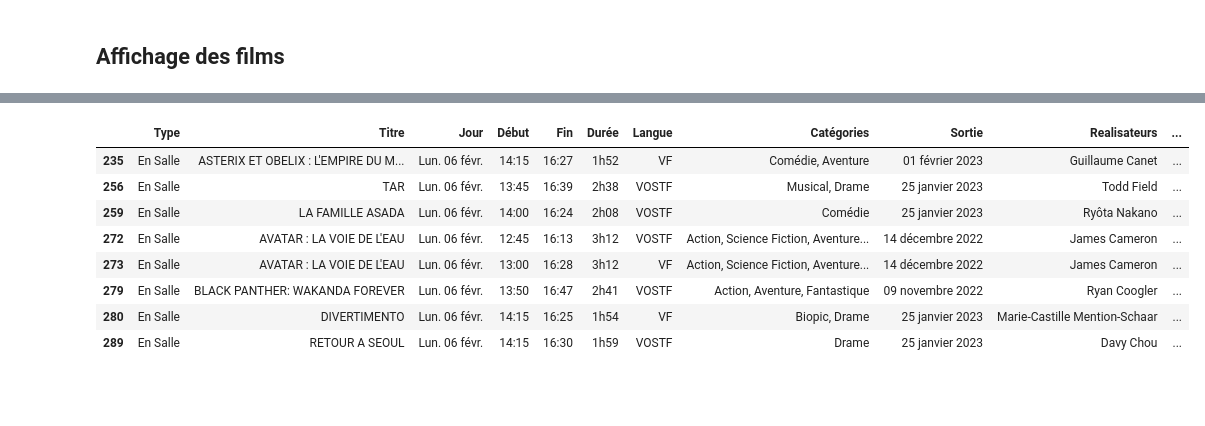
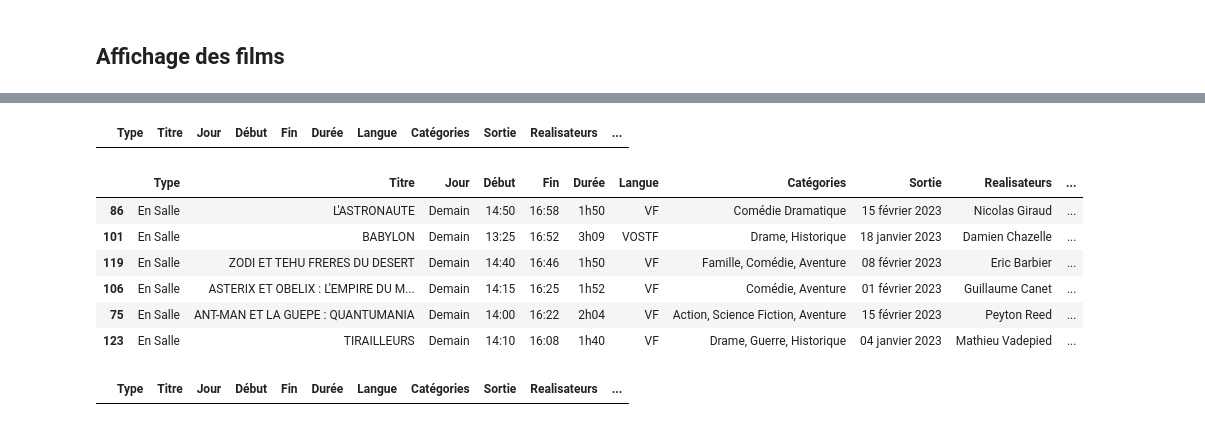
Before and after one commit to tatouti/Scholar-Project, a Jupyter notebook: PersonnalProject/FilmsUGC.ipynb, the cells around one changed output, grey strips where cells are left out. Cells and saved outputs as stored; diff of their text form; code cells hidden in the pictures; blank space fills up the shorter version.

```diff
--- a/PersonnalProject/FilmsUGC.ipynb
+++ b/PersonnalProject/FilmsUGC.ipynb
@@ -263,7 +285,7 @@ for countJours in range(1,avanceJours):
     soup = BeautifulSoup(page_source, 'lxml')
 
     current = soup.find_all('div',class_="slick-slide slick-current slick-active")
-    current = current[3]
+    current = current[len(current)-1]
     for d in current:
         Jour = d.find('span',class_="text-uppercase").text.strip()
 
@@ -380,12 +404,18 @@ films[(films['Jour']=='Demain')&(films['Début']=='15:30')]
+# %%
+films[(films['Jour']=='Demain')&(films['Début']<='10:00')].sort_values(by='Fin',ascending=False)
+# %% [output]
+|  | Type | Titre | Jour | Début | Fin | Durée | Langue | Catégories | Sortie | Realisateurs | ... |
 # %%
-films[(films['Jour']=='Lun. 06 févr.')&(films['Fin']<='17:00')&(films['Fin']>='16:00')]
+films[(films['Jour']=='Demain')&(films['Fin']<='17:00')&(films['Fin']>='16:00')].sort_values(by='Fin',ascending=False)
 # %% [output]
 |  | Type | Titre | Jour | Début | Fin | Durée | Langue | Catégories | Sortie | Realisateurs | ... |
-| 235 | En Salle | ASTERIX ET OBELIX : L'EMPIRE DU M... | Lun. 06 févr. | 14:15 | 16:27 | 1h52 | VF | Comédie, Aventure | 01 février 2023 | Guillaume Canet | ... |
-| 256 | En Salle | TAR | Lun. 06 févr. | 13:45 | 16:39 | 2h38 | VOSTF | Musical, Drame | 25 janvier 2023 | Todd Field | ... |
-| 259 | En Salle | LA FAMILLE ASADA | Lun. 06 févr. | 14:00 | 16:24 | 2h08 | VOSTF | Comédie | 25 janvier 2023 | Ryôta Nakano | ... |
-| 272 | En Salle | AVATAR : LA VOIE DE L'EAU | Lun. 06 févr. | 12:45 | 16:13 | 3h12 | VOSTF | Action, Science Fiction, Aventure... | 14 décembre 2022 | James Cameron | ... |
-| 273 | En Salle | AVATAR : LA VOIE DE L'EAU | Lun. 06 févr. | 13:00 | 16:28 | 3h12 | VF | Action, Science Fiction, Aventure... | 14 décembre 2022 | James Cameron | ... |
-| 279 | En Salle | BLACK PANTHER: WAKANDA FOREVER | Lun. 06 févr. | 13:50 | 16:47 | 2h41 | VOSTF | Action, Aventure, Fantastique | 09 novembre 2022 | Ryan Coogler | ... |
-| 280 | En Salle | DIVERTIMENTO | Lun. 06 févr. | 14:15 | 16:25 | 1h54 | VF | Biopic, Drame | 25 janvier 2023 | Marie-Castille Mention-Schaar | ... |
-| 289 | En Salle | RETOUR A SEOUL | Lun. 06 févr. | 14:15 | 16:30 | 1h59 | VOSTF | Drame | 25 janvier 2023 | Davy Chou | ... |
+| 86 | En Salle | L'ASTRONAUTE | Demain | 14:50 | 16:58 | 1h50 | VF | Comédie Dramatique | 15 février 2023 | Nicolas Giraud | ... |
+| 101 | En Salle | BABYLON | Demain | 13:25 | 16:52 | 3h09 | VOSTF | Drame, Historique | 18 janvier 2023 | Damien Chazelle | ... |
+| 119 | En Salle | ZODI ET TEHU FRERES DU DESERT | Demain | 14:40 | 16:46 | 1h50 | VF | Famille, Comédie, Aventure | 08 février 2023 | Eric Barbier | ... |
+| 106 | En Salle | ASTERIX ET OBELIX : L'EMPIRE DU M... | Demain | 14:15 | 16:25 | 1h52 | VF | Comédie, Aventure | 01 février 2023 | Guillaume Canet | ... |
+| 75 | En Salle | ANT-MAN ET LA GUEPE : QUANTUMANIA | Demain | 14:00 | 16:22 | 2h04 | VF | Action, Science Fiction, Aventure | 15 février 2023 | Peyton Reed | ... |
+| 123 | En Salle | TIRAILLEURS | Demain | 14:10 | 16:08 | 1h40 | VF | Drame, Guerre, Historique | 04 janvier 2023 | Mathieu Vadepied | ... |
+# %%
+films[films["Titre"]=="MAYDAY"]
+# %% [output]
+|  | Type | Titre | Jour | Début | Fin | Durée | Langue | Catégories | Sortie | Realisateurs | ... |
```
Also changed, not shown: parts of 9 cells of this notebook.
